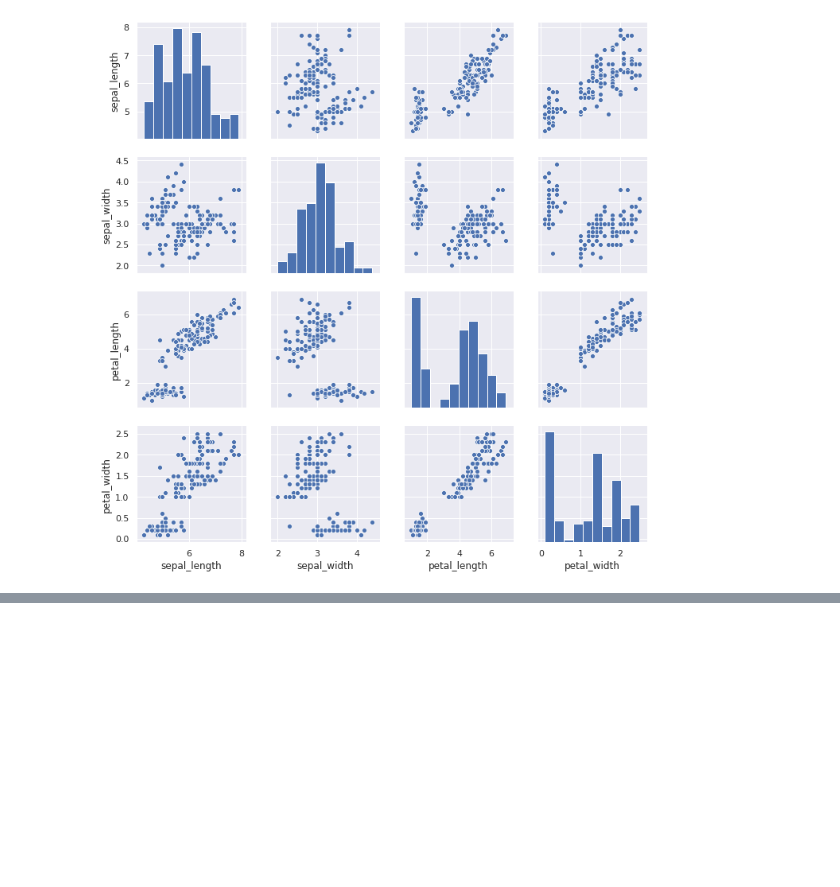
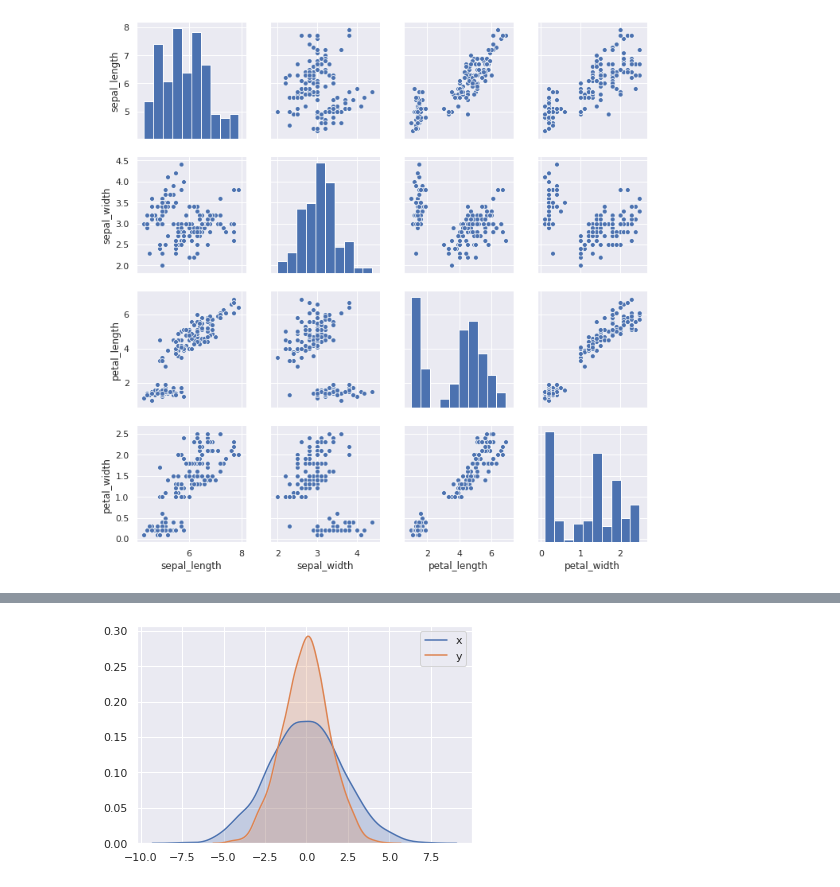
Before and after one commit to Deepshikha05/Visualization-in-Python, a Jupyter notebook: seaborn/seaborn.ipynb, the cells around one changed output, grey strips where cells are left out. Drawn from its saved outputs; the diff is of its cells as text; code cells hidden in the pictures; blank space fills up the shorter version.

```diff
--- a/seaborn/seaborn.ipynb
+++ b/seaborn/seaborn.ipynb
@@ -88,0 +105,5 @@ sns.pairplot(iris_data);
+# %%
+for col in 'xy':
+    sns.kdeplot(data[col], shade=True)
+# %% [output]
+[figure, added]
```
Also changed, not shown: parts of 33 cells of this notebook.
